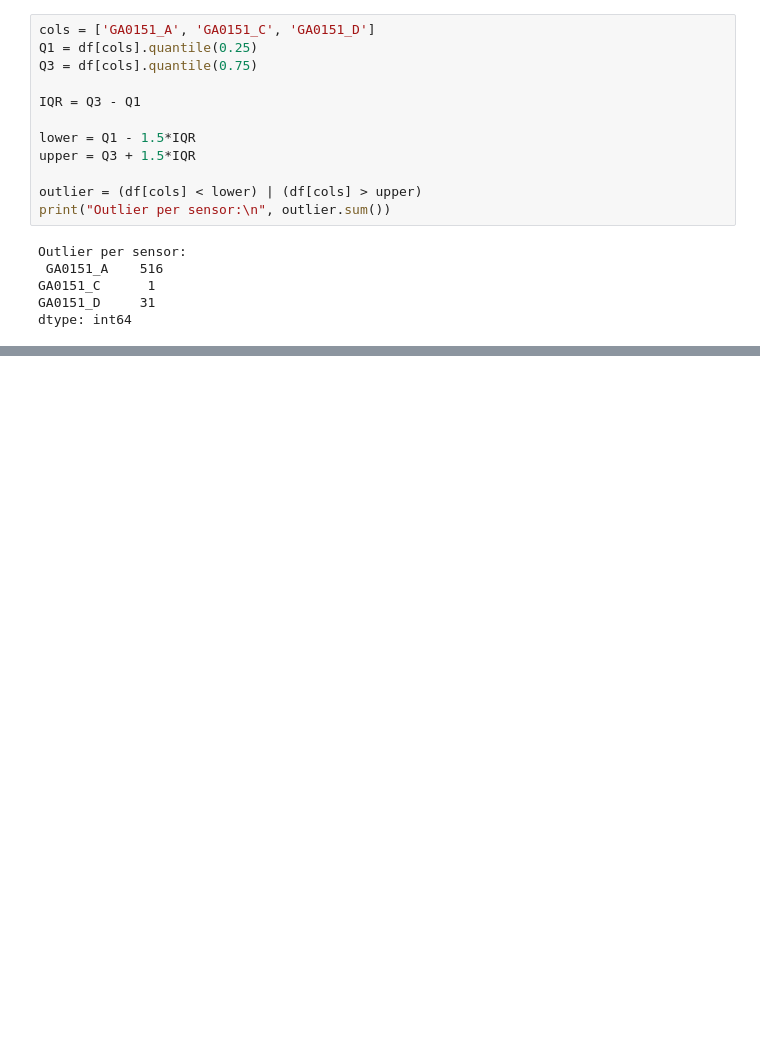
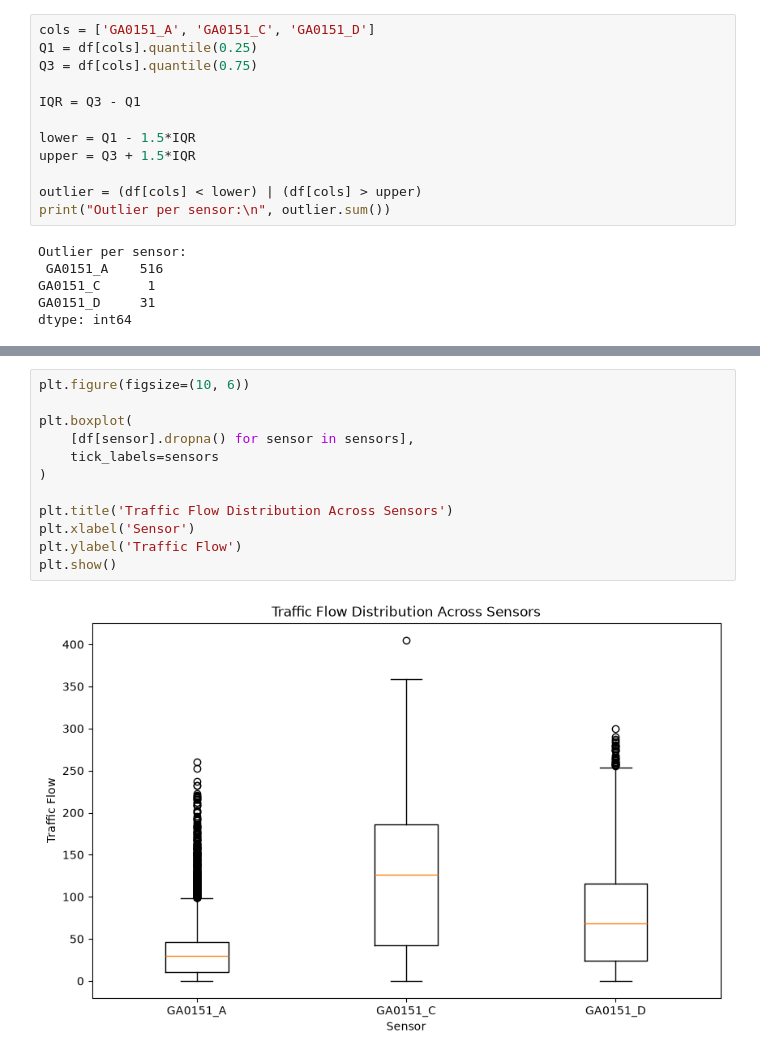
Before and after one commit to PranavPhatak/Urban-Traffic-Flow-Prediction, a Jupyter notebook: notebooks/01_data_exploration.ipynb, the cells around one changed output, grey strips where cells are left out. Cells and saved outputs as stored; diff of their text form; blank space fills up the shorter version.

```diff
--- a/notebooks/01_data_exploration.ipynb
+++ b/notebooks/01_data_exploration.ipynb
@@ -77,0 +99,14 @@ dtype: int64
+# %%
+plt.figure(figsize=(10, 6))
+
+plt.boxplot(
+    [df[sensor].dropna() for sensor in sensors],
+    tick_labels=sensors
+)
+
+plt.title('Traffic Flow Distribution Across Sensors')
+plt.xlabel('Sensor')
+plt.ylabel('Traffic Flow')
+plt.show()
+# %% [output]
+[figure, added]
```
Also changed, not shown: parts of 12 cells of this notebook.
